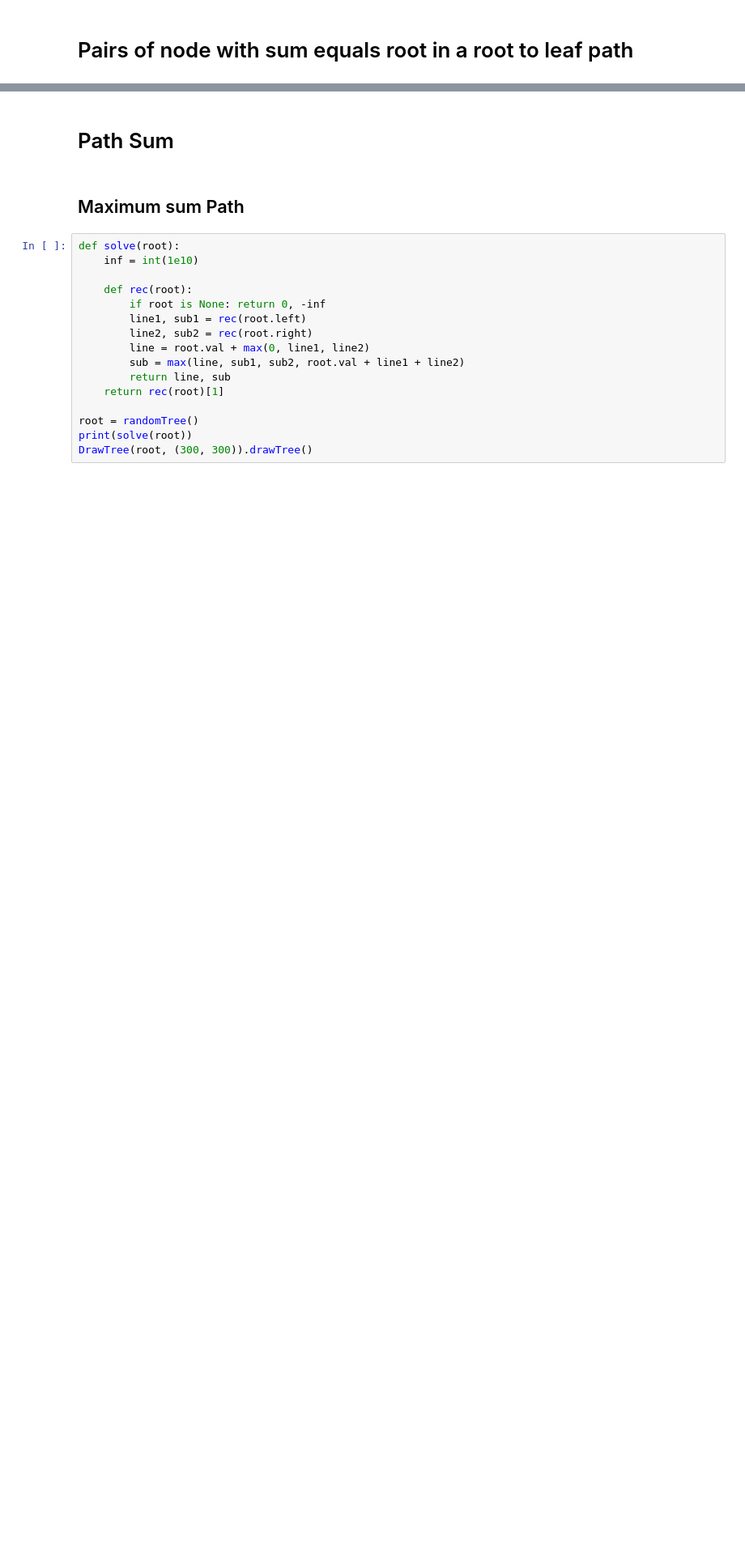
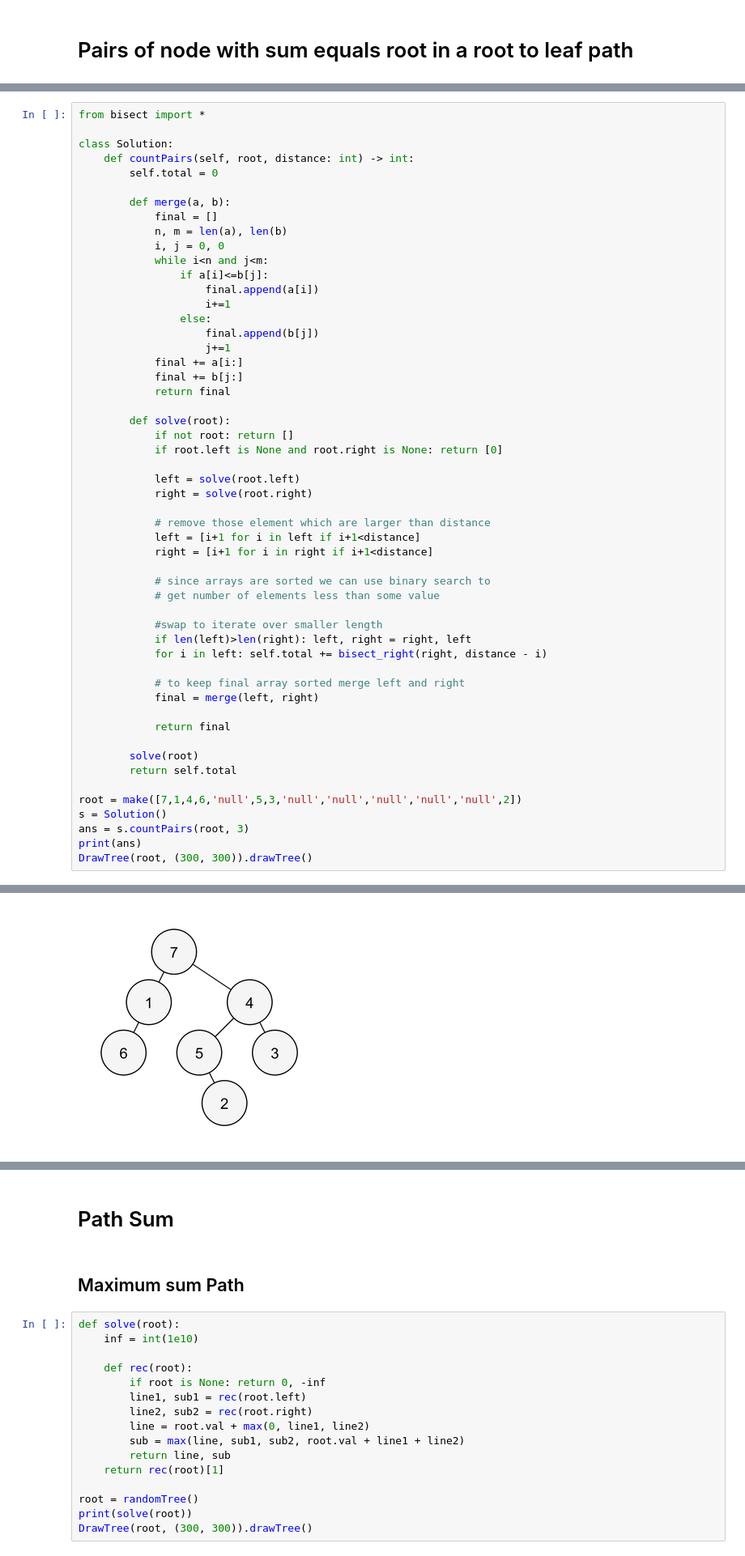
Before and after one commit to Redhatt/preparation, a Jupyter notebook: jupyter/Tree.ipynb, the cells around one changed output, grey strips where cells are left out. Shown: that part at 81% size. Saved outputs shown, nothing was run; the diff lists cells and outputs as text; blank space fills up the shorter version.

```diff
--- a/jupyter/Tree.ipynb
+++ b/jupyter/Tree.ipynb
@@ -326,0 +335,54 @@ DrawTree(root, (300, 300)).drawTree()
+# %%
+from bisect import *
+
+class Solution:
+    def countPairs(self, root, distance: int) -> int:
+        self.total = 0
+
+        def merge(a, b):
+            final = []
+            n, m = len(a), len(b)
+            i, j = 0, 0
+            while i<n and j<m:
+                if a[i]<=b[j]:
+                    final.append(a[i])
+                    i+=1
+                else:
+                    final.append(b[j])
+                    j+=1
+            final += a[i:]
+            final += b[j:]
+            return final
+
+        def solve(root):
+            if not root: return []
+            if root.left is None and root.right is None: return [0]
+
+            left = solve(root.left)
+            right = solve(root.right)
+
+            # remove those element which are larger than distance
+            left = [i+1 for i in left if i+1<distance]
+            right = [i+1 for i in right if i+1<distance]
+
+            # since arrays are sorted we can use binary search to
+            # get number of elements less than some value
+
+            #swap to iterate over smaller length
+            if len(left)>len(right): left, right = right, left
+            for i in left: self.total += bisect_right(right, distance - i)
+
+            # to keep final array sorted merge left and right
+            final = merge(left, right)
+
+            return final
+
+        solve(root)
+        return self.total
+
+root = make([7,1,4,6,'null',5,3,'null','null','null','null','null',2])
+s = Solution()
+ans = s.countPairs(root, 3)
+print(ans)
+DrawTree(root, (300, 300)).drawTree()
+# %% [output]
@@ -327,3 +390,4 @@ DrawTree(root, (300, 300)).drawTree()
+[figure, added]
 # %%
 def solve(root):
     def rec(root, l=0):
```
Also changed, not shown: parts of 11 cells of this notebook, 48 other files.
